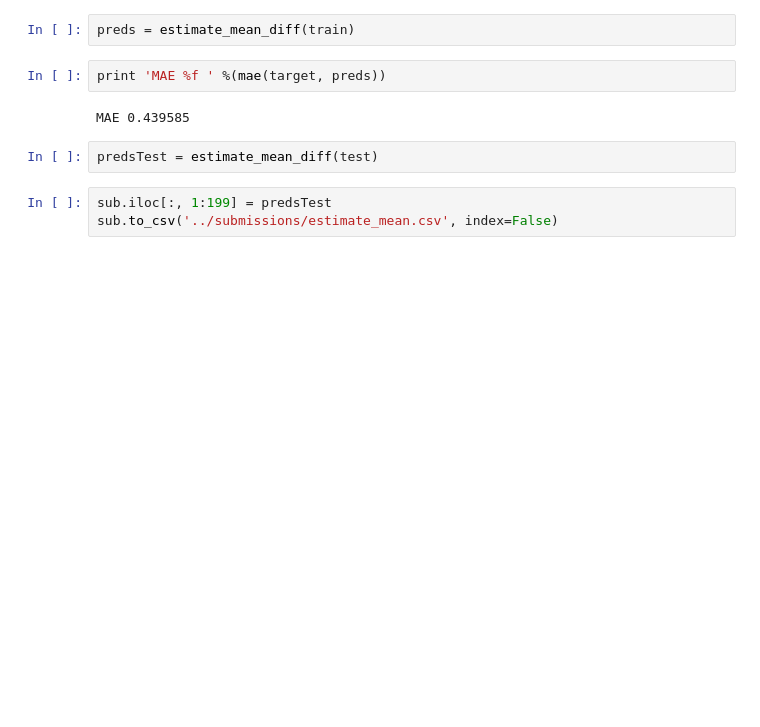
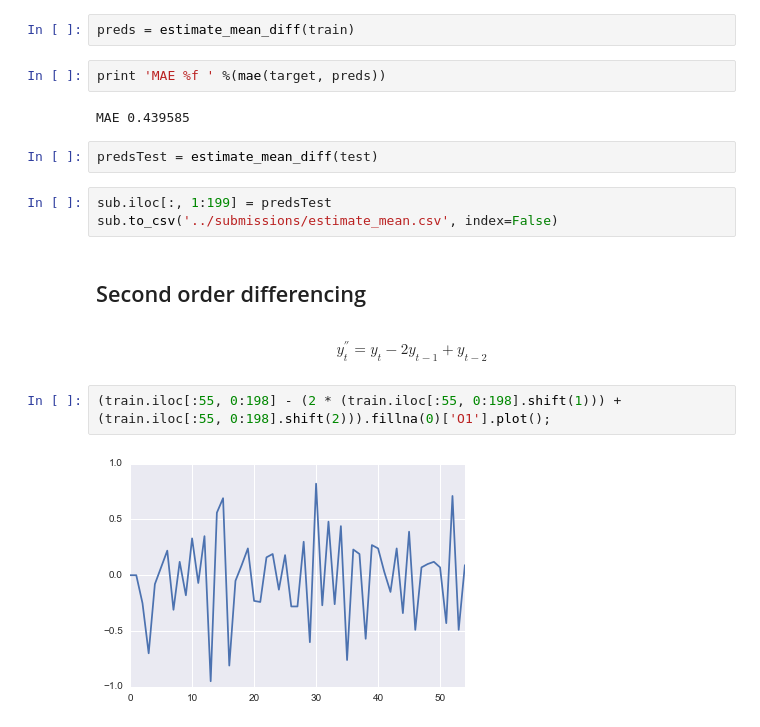
Before and after one commit to numb3r33/Applied-Data-Analysis, a Jupyter notebook: Predict-Stock-Prices/notebooks/Big_Data_Combine_Exploratory_Data_Analysis.ipynb, the cells around one changed output. Cells and saved outputs as stored; diff of their text form; blank space fills up the shorter version.

Commit message:
Estimate Second Order Differences and add them to the last observed observations.
Scores 0.42572 on the leaderboard

```diff
--- a/Predict-Stock-Prices/notebooks/Big_Data_Combine_Exploratory_Data_Analysis.ipynb
+++ b/Predict-Stock-Prices/notebooks/Big_Data_Combine_Exploratory_Data_Analysis.ipynb
@@ -344,3 +344,11 @@ predsTest = estimate_mean_diff(test)
 # %%
 sub.iloc[:, 1:199] = predsTest
 sub.to_csv('../submissions/estimate_mean.csv', index=False)
+# %% [markdown]
+## Second order differencing
+# %% [markdown]
+$$y^{″}_{t}=y_{t}−2y_{t-1}+y_{t-2}$$
+# %%
+(train.iloc[:55, 0:198] - (2 * (train.iloc[:55, 0:198].shift(1))) + (train.iloc[:55, 0:198].shift(2))).fillna(0)['O1'].plot();
+# %% [output]
+[figure, added]
```
Also changed, not shown: parts of 3 cells of this notebook.
